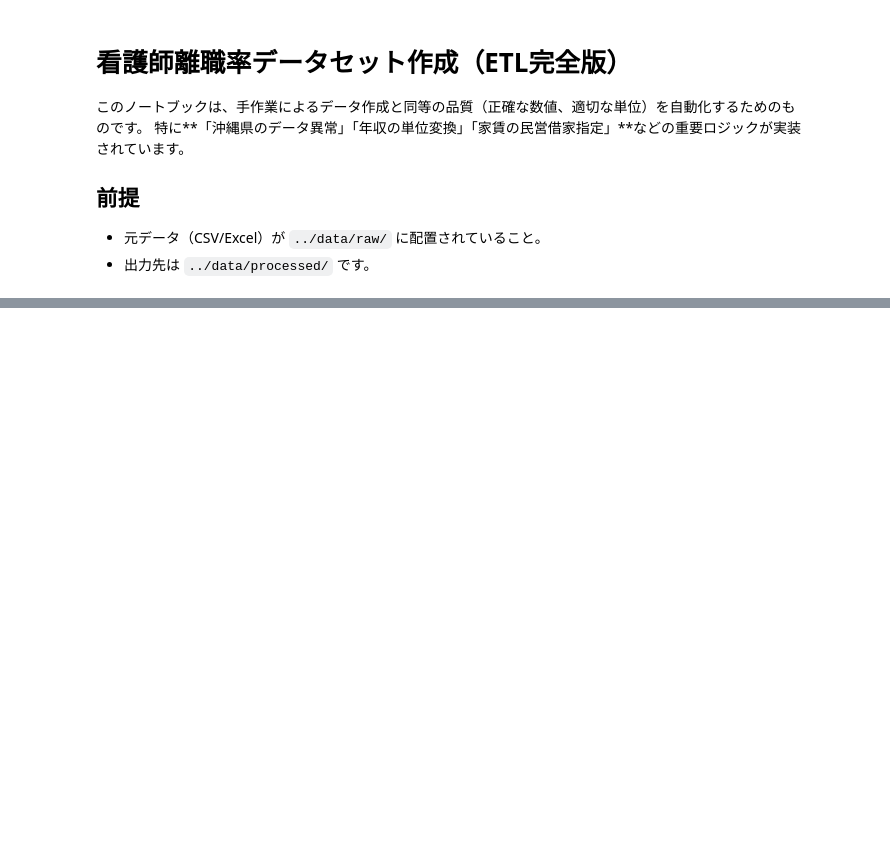
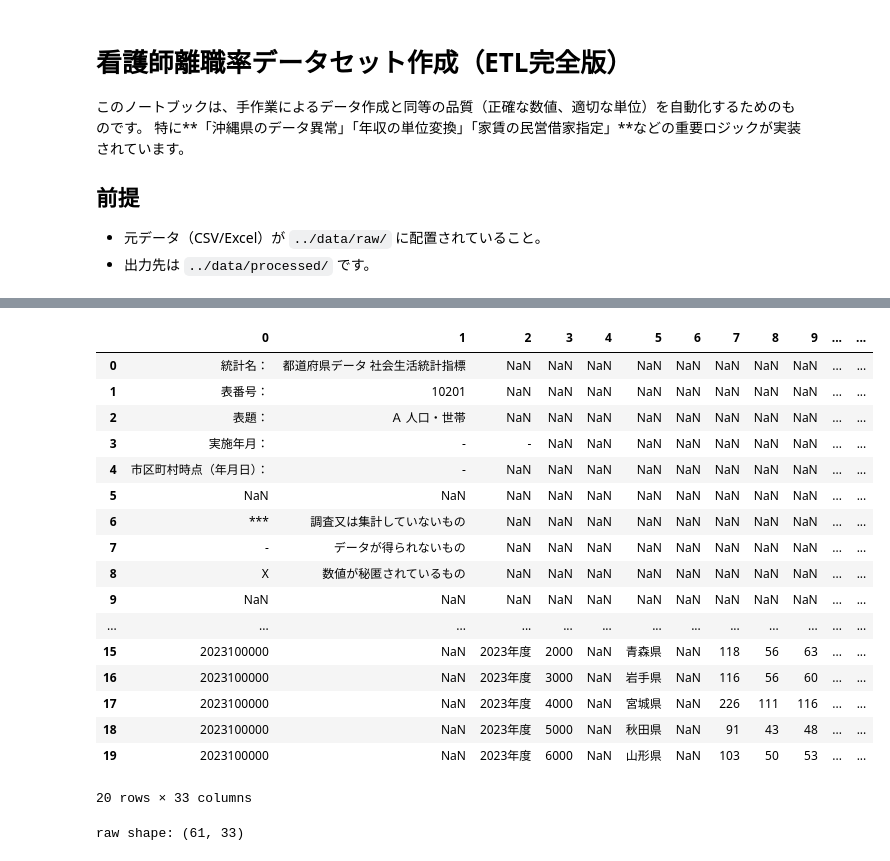
Before and after one commit to h-hayakawa-dev/nurse-turnover-analysis, a Jupyter notebook: notebooks/01_create_master_dataset.ipynb, the cells around one changed output, grey strips where cells are left out. Cells and saved outputs as stored; diff of their text form; code cells hidden in the pictures; blank space fills up the shorter version.

```diff
--- a/notebooks/01_create_master_dataset.ipynb
+++ b/notebooks/01_create_master_dataset.ipynb
@@ -374,0 +205,26 @@ Processing: 厚労省_一般職業紹介状況_有効求人倍率_2025.xlsx
+# %%
+# ==========================
+# Step 5: night_shift を読み込んでスキーマ確認（まずは中身を見るだけ）
+# ==========================
+# 目的: join前に「キー列名」「値列名」「不要行の有無」を確定して事故を防ぐ
+
+# Data Sourceのルートパスを定義
+RAW_DIR = Path("../data/raw")
+
+# 物理ファイルパスの解決（File Path Resolution）
+file_night = RAW_DIR / "日本看護協会_夜勤72h超過率_都道府県別_2024.csv"
+# ソースデータのインジェスト（BOM対応・DataFrameへのロード）
+df_night = pd.read_csv(file_night, encoding="utf-8-sig")
+
+# Raw Dataのプレビューによる構造（Schema）の目視確認
+display(df_night.head())
+
+# フィールド名（Column Metadata）の一覧取得
+print("columns:", df_night.columns.tolist())
+
+# データセットのボリューム（Record Count）の把握
+print("rows:", df_night.shape[0])
+
+# 各カラムのデータ型（Storage Type）の整合性確認
+print("\n▼ dtypes:")
+print(df_night.dtypes)
@@ -374,0 +457,37 @@ Processing: 厚労省_一般職業紹介状況_有効求人倍率_2025.xlsx
+# %%
+# ==========================
+# Step 8-1: 正しいヘッダ行を探索（先頭20行を“生”で見る）
+# ==========================
+# 目的: メタ情報の下にある「本当の列名行」を見つける
+
+# データソースの物理ファイルパスを定義
+file_density = RAW_DIR / "総務省_社会生活統計指標_人口密度_2023.csv"
+
+# 自動パースを無効化し、Raw形式でインジェスト（Header Suppression）
+df_density_raw = pd.read_csv(file_density, encoding="utf-8-sig", header=None)
+
+# スキップすべき不要なメタデータ行を特定するための、データ・プロファイリング（目視確認）
+display(df_density_raw.head(20))
+
+# インジェストされたデータセットの初期ボリューム（Row/Col count）の把握
+print("raw shape:", df_density_raw.shape)
+# %% [output]
+|  | 0 | 1 | 2 | 3 | 4 | 5 | 6 | 7 | 8 | 9 | ... | ... |
+| 0 | 統計名： | 都道府県データ 社会生活統計指標 | NaN | NaN | NaN | NaN | NaN | NaN | NaN | NaN | ... | ... |
+| 1 | 表番号： | 10201 | NaN | NaN | NaN | NaN | NaN | NaN | NaN | NaN | ... | ... |
+| 2 | 表題： | Ａ 人口・世帯 | NaN | NaN | NaN | NaN | NaN | NaN | NaN | NaN | ... | ... |
+| 3 | 実施年月： | - | - | NaN | NaN | NaN | NaN | NaN | NaN | NaN | ... | ... |
+| 4 | 市区町村時点（年月日）： | - | NaN | NaN | NaN | NaN | NaN | NaN | NaN | NaN | ... | ... |
+| 5 | NaN | NaN | NaN | NaN | NaN | NaN | NaN | NaN | NaN | NaN | ... | ... |
+| 6 | *** | 調査又は集計していないもの | NaN | NaN | NaN | NaN | NaN | NaN | NaN | NaN | ... | ... |
+| 7 | - | データが得られないもの | NaN | NaN | NaN | NaN | NaN | NaN | NaN | NaN | ... | ... |
+| 8 | X | 数値が秘匿されているもの | NaN | NaN | NaN | NaN | NaN | NaN | NaN | NaN | ... | ... |
+| 9 | NaN | NaN | NaN | NaN | NaN | NaN | NaN | NaN | NaN | NaN | ... | ... |
+| ... | ... | ... | ... | ... | ... | ... | ... | ... | ... | ... | ... | ... |
+| 15 | 2023100000 | NaN | 2023年度 | 2000 | NaN | 青森県 | NaN | 118 | 56 | 63 | ... | ... |
+| 16 | 2023100000 | NaN | 2023年度 | 3000 | NaN | 岩手県 | NaN | 116 | 56 | 60 | ... | ... |
+| 17 | 2023100000 | NaN | 2023年度 | 4000 | NaN | 宮城県 | NaN | 226 | 111 | 116 | ... | ... |
+| 18 | 2023100000 | NaN | 2023年度 | 5000 | NaN | 秋田県 | NaN | 91 | 43 | 48 | ... | ... |
+| 19 | 2023100000 | NaN | 2023年度 | 6000 | NaN | 山形県 | NaN | 103 | 50 | 53 | ... | ... |
+20 rows × 33 columns
+raw shape: (61, 33)
```
Also changed, not shown: parts of 24 cells of this notebook, 7 other files.
